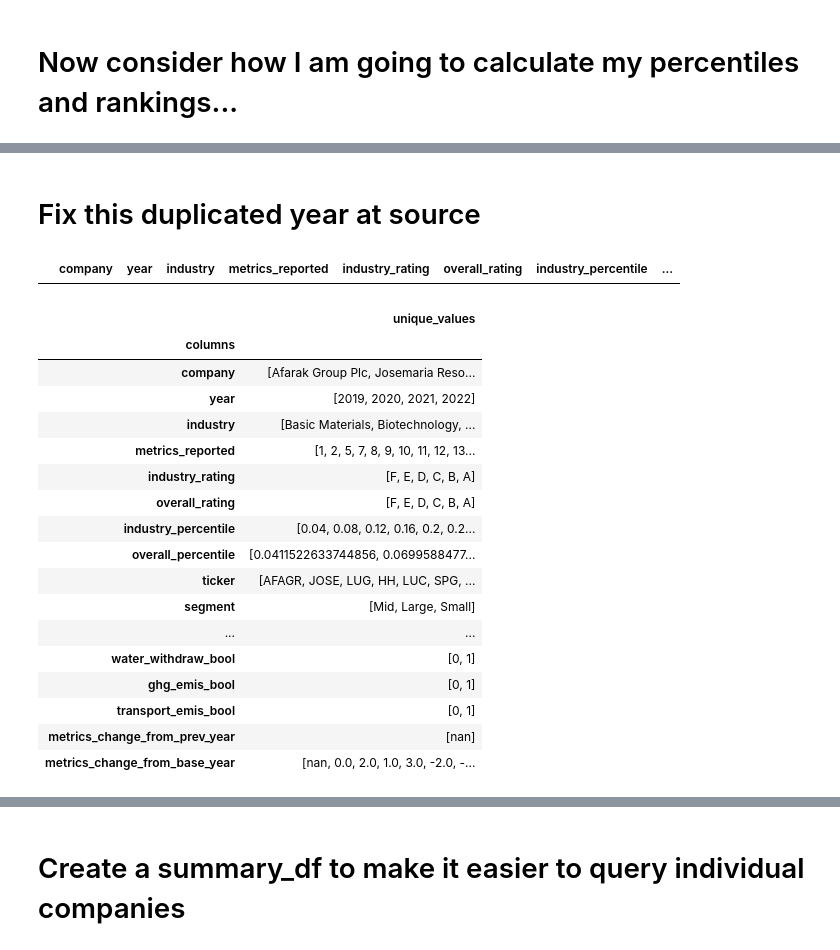
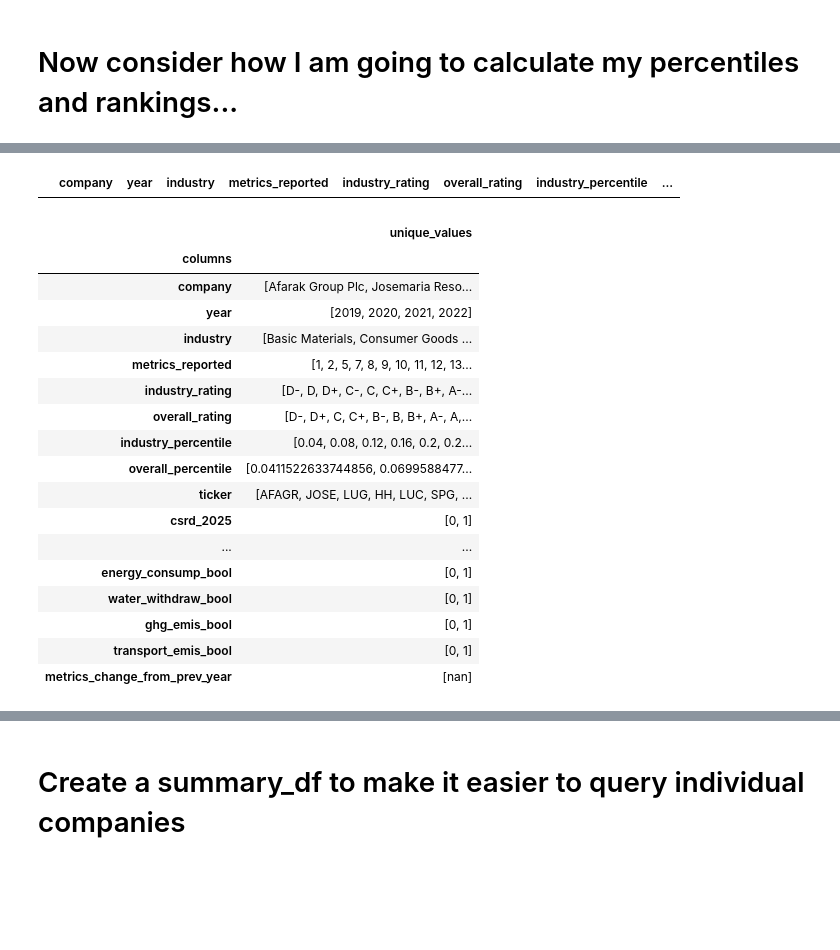
Before and after one commit to jamesdavies010/ESG-projects, a Jupyter notebook: notebooks/Nordic_Compass_02_Reporting.ipynb, the cells around one changed output, grey strips where cells are left out. Cells and saved outputs as stored; diff of their text form; code cells hidden in the pictures; blank space fills up the shorter version.

```diff
--- a/notebooks/Nordic_Compass_02_Reporting.ipynb
+++ b/notebooks/Nordic_Compass_02_Reporting.ipynb
@@ -421,0 +346,3 @@ median_metrics_overall
+# %%
+metrics = list(set(boolean_columns) - {"csrd_2025", "csrd_2027"})
+reporting_df["metrics_reported"] = reporting_df[metrics].sum(axis=1)
@@ -464 +492,41 @@ reporting_df.head(5)
+# %%
+from typing import Union
+
+
+def assign_rating(percentile: float) -> str:
+    """
+    Assigns a rating (A+ to D-) based on the given percentile.
+
+    Parameters:
+    percentile (float): The percentile value (0 to 1).
+
+    Returns:
+    str: The corresponding rating.
+    """
+    if 0.916666 < percentile <= 1:
+        return "A+"
+    elif 0.833333 < percentile <= 0.916666:
+        return "A"
+    elif 0.750000 < percentile <= 0.833333:
+        return "A-"
+    elif 0.666666 < percentile <= 0.750000:
+        return "B+"
+    elif 0.583333 < percentile <= 0.666666:
+        return "B"
+    elif 0.500000 < percentile <= 0.583333:
+        return "B-"
+    elif 0.416666 < percentile <= 0.500000:
+        return "C+"
+    elif 0.333333 < percentile <= 0.416666:
+        return "C"
+    elif 0.250000 < percentile <= 0.333333:
+        return "C-"
+    elif 0.166666 < percentile <= 0.250000:
+        return "D+"
+    elif 0.083333 < percentile <= 0.166666:
+        return "D"
+    elif 0.0 <= percentile <= 0.083333:
+        return "D-"
+    else:
+        return "Invalid percentile"
 # %%
@@ -625,45 +664,43 @@ remaining_columns = [col for col in reporting_df.columns if col not in desired_c
 
 # Reorder the DataFrame columns
 reporting_df = reporting_df[desired_columns + remaining_columns]
-# %% [markdown]
-# Fix this duplicated year at source
 # %%
 reporting_df[reporting_df["years_esg_data"] == 5]
 # %% [output]
 |  | company | year | industry | metrics_reported | industry_rating | overall_rating | industry_percentile | ... |
 # %%
-pd.set_option("display.max_colwidth", 100)
+pd.set_option("display.max_colwidth", 180)
 
 # Create a DataFrame with unique values for each column
 unique_values_df = pd.DataFrame(
     {
         "columns": reporting_df.columns,
         "unique_values": [
             reporting_df[col].unique().tolist() for col in reporting_df.columns
         ],
     }
 ).set_index("columns")
 
 unique_values_df
 # %% [output]
 |  | unique_values |
 | columns |  |
 | company | [Afarak Group Plc, Josemaria Reso... |
 | year | [2019, 2020, 2021, 2022] |
-| industry | [Basic Materials, Biotechnology, ... |
+| industry | [Basic Materials, Consumer Goods ... |
 | metrics_reported | [1, 2, 5, 7, 8, 9, 10, 11, 12, 13... |
-| industry_rating | [F, E, D, C, B, A] |
-| overall_rating | [F, E, D, C, B, A] |
+| industry_rating | [D-, D, D+, C-, C, C+, B-, B+, A-... |
+| overall_rating | [D-, D+, C, C+, B-, B, B+, A-, A,... |
 | industry_percentile | [0.04, 0.08, 0.12, 0.16, 0.2, 0.2... |
 | overall_percentile | [0.0411522633744856, 0.0699588477... |
 | ticker | [AFAGR, JOSE, LUG, HH, LUC, SPG, ... |
-| segment | [Mid, Large, Small] |
+| csrd_2025 | [0, 1] |
 | ... | ... |
+| energy_consump_bool | [0, 1] |
 | water_withdraw_bool | [0, 1] |
 | ghg_emis_bool | [0, 1] |
 | transport_emis_bool | [0, 1] |
 | metrics_change_from_prev_year | [nan] |
-| metrics_change_from_base_year | [nan, 0.0, 2.0, 1.0, 3.0, -2.0, -... |
 # %%
 top_n_companies(reporting_df, n_companies=None, industry="Energy", year=2021)
 # %% [output]
```
Also changed, not shown: parts of 76 cells of this notebook, 10 other files.
